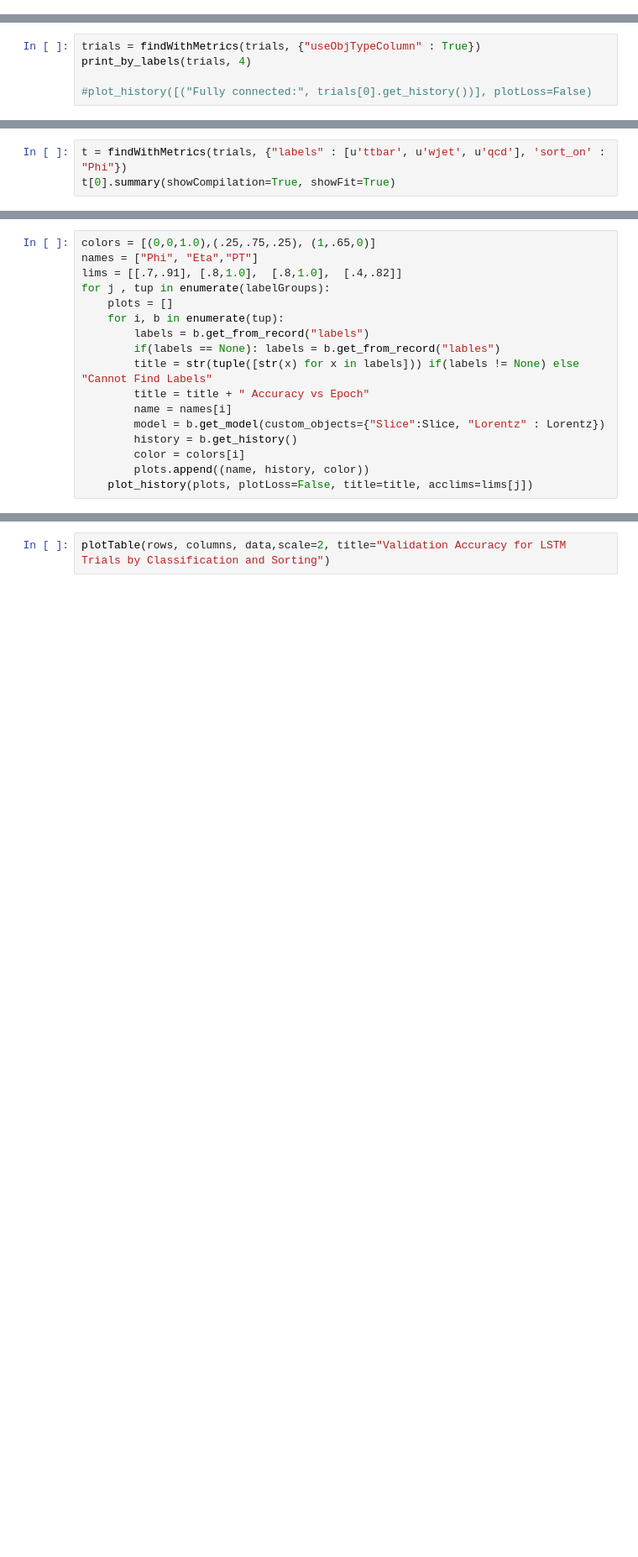
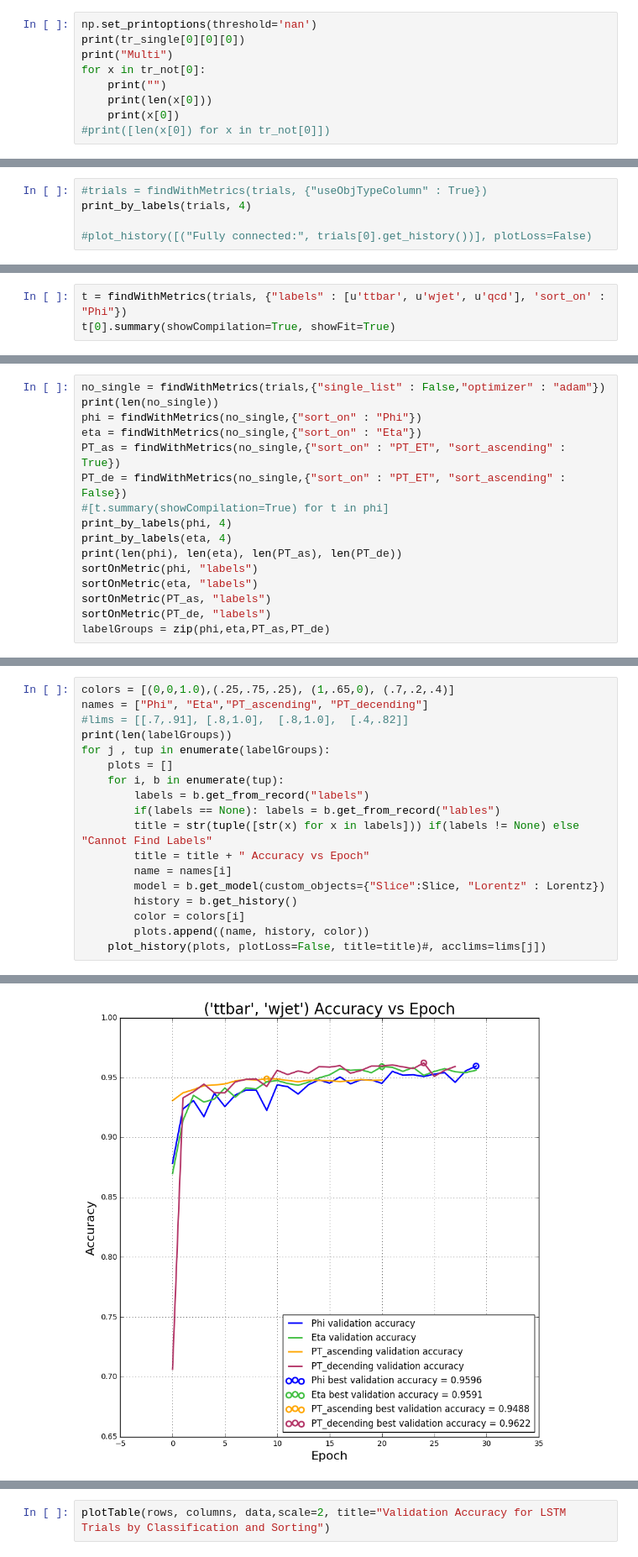
Before and after one commit to DannyWeitekamp/CMS_Deep_Learning, a Jupyter notebook: delphi_analysis/LSTM_Results.ipynb, the cells around one changed output, grey strips where cells are left out. Shown at 84% size. Drawn from its saved outputs; the diff is of its cells as text; blank space fills up the shorter version.

```diff
--- a/delphi_analysis/LSTM_Results.ipynb
+++ b/delphi_analysis/LSTM_Results.ipynb
@@ -257,0 +342,9 @@ IndexError: list index out of range
+# %%
+np.set_printoptions(threshold='nan')
+print(tr_single[0][0][0])
+print("Multi")
+for x in tr_not[0]:
+    print("")
+    print(len(x[0]))
+    print(x[0])
+#print([len(x[0]) for x in tr_not[0]])
@@ -277,5 +412,5 @@ d = accVsEventChar(trial, None, np.sum, "PT_ET", objects=["EFlowPhoton","EFlowNe
 # %%
-trials = findWithMetrics(trials, {"useObjTypeColumn" : True})
+#trials = findWithMetrics(trials, {"useObjTypeColumn" : True})
 print_by_labels(trials, 4)
 
 #plot_history([("Fully connected:", trials[0].get_history())], plotLoss=False)
@@ -294,0 +460,16 @@ labelGroups = zip(phi,eta,PT)
+# %%
+no_single = findWithMetrics(trials,{"single_list" : False,"optimizer" : "adam"})
+print(len(no_single))
+phi = findWithMetrics(no_single,{"sort_on" : "Phi"})
+eta = findWithMetrics(no_single,{"sort_on" : "Eta"})
+PT_as = findWithMetrics(no_single,{"sort_on" : "PT_ET", "sort_ascending" : True})
+PT_de = findWithMetrics(no_single,{"sort_on" : "PT_ET", "sort_ascending" : False})
+#[t.summary(showCompilation=True) for t in phi]
+print_by_labels(phi, 4)
+print_by_labels(eta, 4)
+print(len(phi), len(eta), len(PT_as), len(PT_de))
+sortOnMetric(phi, "labels")
+sortOnMetric(eta, "labels")
+sortOnMetric(PT_as, "labels")
+sortOnMetric(PT_de, "labels")
+labelGroups = zip(phi,eta,PT_as,PT_de)
@@ -295,7 +479,8 @@ labelGroups = zip(phi,eta,PT)
 # %%
-colors = [(0,0,1.0),(.25,.75,.25), (1,.65,0)]
-names = ["Phi", "Eta","PT"]
-lims = [[.7,.91], [.8,1.0],  [.8,1.0],  [.4,.82]]
+colors = [(0,0,1.0),(.25,.75,.25), (1,.65,0), (.7,.2,.4)]
+names = ["Phi", "Eta","PT_ascending", "PT_decending"]
+#lims = [[.7,.91], [.8,1.0],  [.8,1.0],  [.4,.82]]
+print(len(labelGroups))
 for j , tup in enumerate(labelGroups):
     plots = []
     for i, b in enumerate(tup):
@@ -308,4 +493,5 @@ for j , tup in enumerate(labelGroups):
         history = b.get_history()
         color = colors[i]
         plots.append((name, history, color))
-    plot_history(plots, plotLoss=False, title=title, acclims=lims[j])
+    plot_history(plots, plotLoss=False, title=title)#, acclims=lims[j])
+# %% [output]
@@ -311,0 +499 @@ for j , tup in enumerate(labelGroups):
+[figure, added]
```
Also changed, not shown: parts of 20 cells of this notebook, 4 other files.
